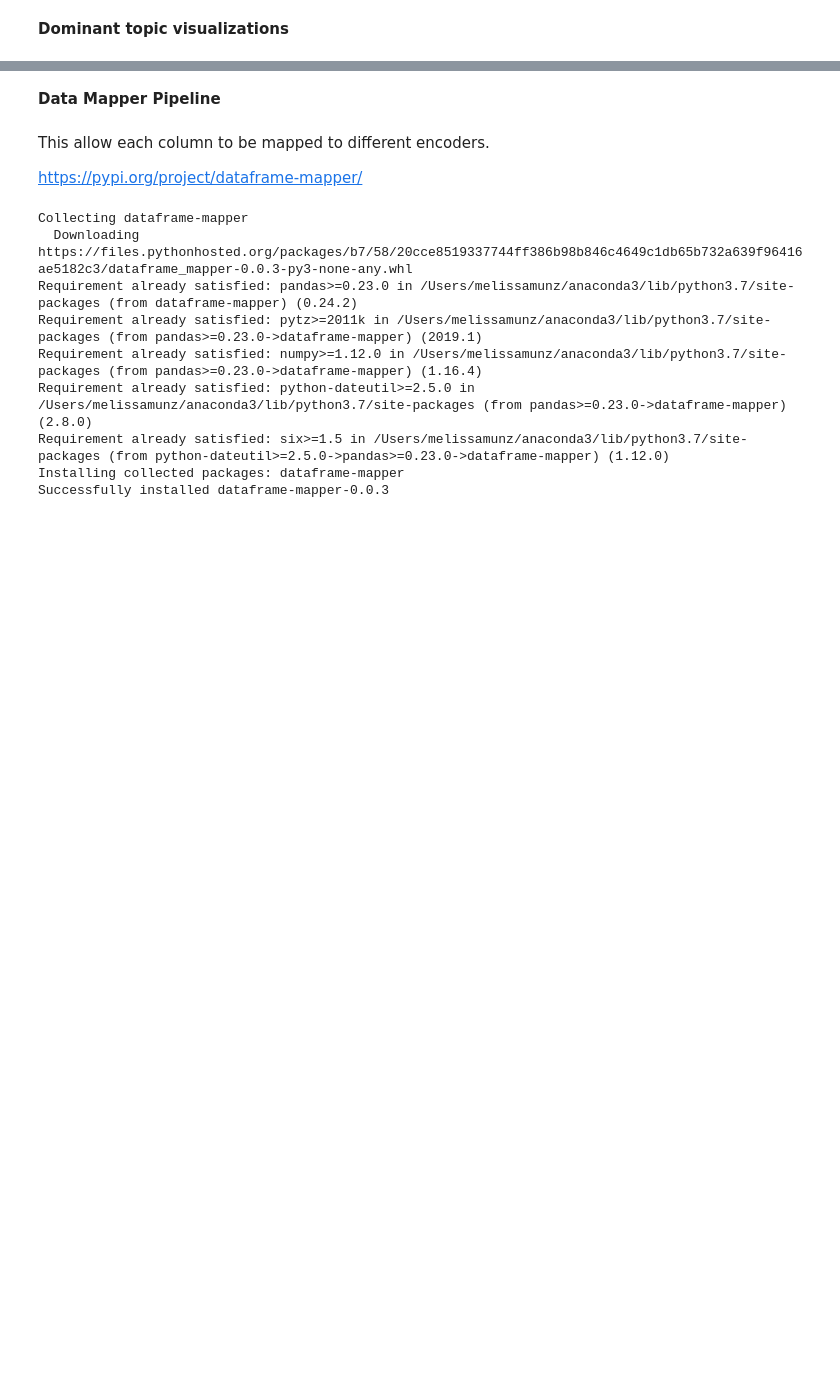
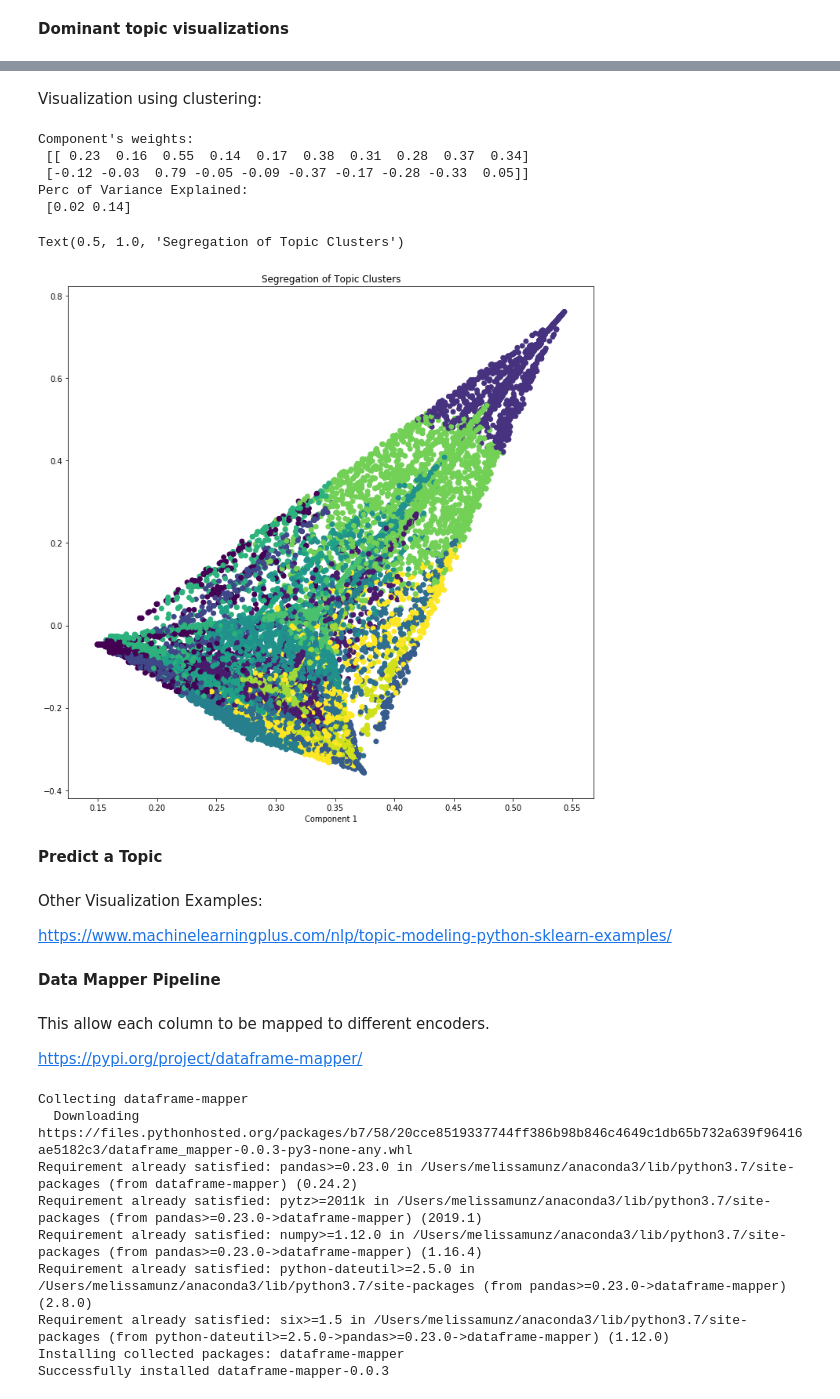
Before and after one commit to mellymillionz/Congressional_Bill_Passage_Analysis, a Jupyter notebook: Topic_Modeling_Summaries.ipynb, the cells around one changed output, grey strips where cells are left out. Saved outputs shown, nothing was run; the diff lists cells and outputs as text; code cells hidden in the pictures; blank space fills up the shorter version.

```diff
--- a/Topic_Modeling_Summaries.ipynb
+++ b/Topic_Modeling_Summaries.ipynb
@@ -637,0 +723,38 @@ AssertionError: Topic-term distributions and document-term matrix have different
+# %% [markdown]
+Visualization using clustering:
+# %%
+# Construct the k-means clusters
+from sklearn.decomposition import TruncatedSVD
+from sklearn.cluster import KMeans
+
+clusters = KMeans(n_clusters=15, random_state=100).fit_predict(lda_output)
+
+# Build the Singular Value Decomposition(SVD) model
+svd_model = TruncatedSVD(n_components=2)  # 2 components
+lda_output_svd = svd_model.fit_transform(lda_output)
+
+# X and Y axes of the plot using SVD decomposition
+x = lda_output_svd[:, 0]
+y = lda_output_svd[:, 1]
+
+# Weights for the 15 columns of lda_output, for each component
+print("Component's weights: \n", np.round(svd_model.components_, 2))
+
+# Percentage of total information in 'lda_output' explained by the two components
+print("Perc of Variance Explained: \n", np.round(svd_model.explained_variance_ratio_, 2))
+# %% [output]
+Component's weights:
+ [[ 0.23  0.16  0.55  0.14  0.17  0.38  0.31  0.28  0.37  0.34]
+ [-0.12 -0.03  0.79 -0.05 -0.09 -0.37 -0.17 -0.28 -0.33  0.05]]
+Perc of Variance Explained:
+ [0.02 0.14]
+# %%
+# Plot
+plt.figure(figsize=(12, 12))
+plt.scatter(x, y, c=clusters)
+plt.xlabel('Component 2')
+plt.xlabel('Component 1')
+plt.title("Segregation of Topic Clusters", )
+# %% [output]
+Text(0.5, 1.0, 'Segregation of Topic Clusters')
+[figure, added]
@@ -637,0 +763,2 @@ AssertionError: Topic-term distributions and document-term matrix have different
+# %% [markdown]
+**Predict a Topic**
@@ -638,3 +792,7 @@ AssertionError: Topic-term distributions and document-term matrix have different
+# %% [markdown]
+Other Visualization Examples:
+
+https://www.machinelearningplus.com/nlp/topic-modeling-python-sklearn-examples/
 # %% [markdown]
 **Data Mapper Pipeline**
 # %% [markdown]
```
Also changed, not shown: parts of 39 cells of this notebook.
